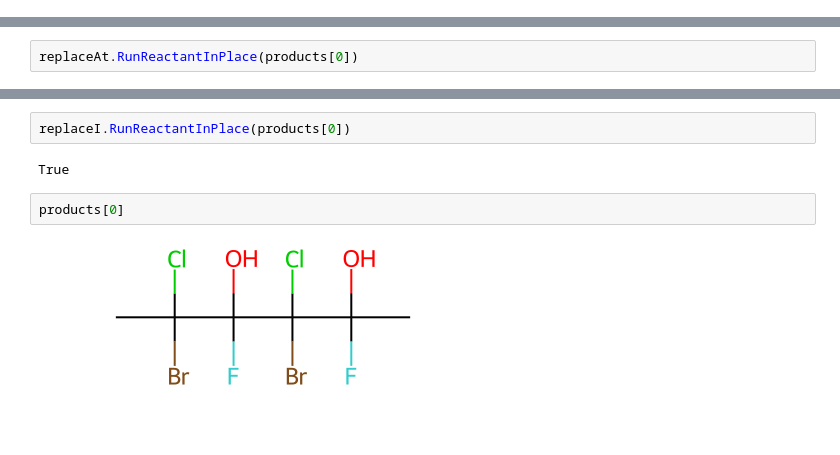
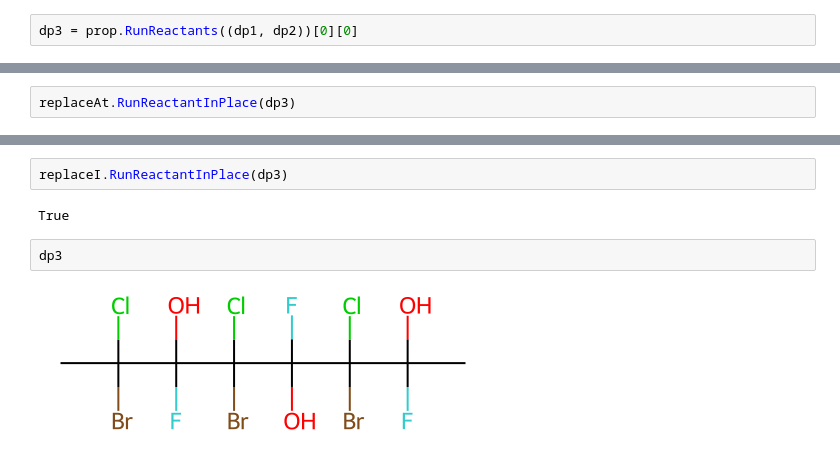
Before and after one commit to skozarekar/thermonomer, a Jupyter notebook: thermonomer/temp.ipynb, the cells around one changed output, grey strips where cells are left out. Cells and saved outputs as stored; diff of their text form; blank space fills up the shorter version.

```diff
--- a/thermonomer/temp.ipynb
+++ b/thermonomer/temp.ipynb
@@ -61,3 +70,5 @@ MolsToGridImage(products, molsPerRow=3)
+# %%
+dp3 = prop.RunReactants((dp1, dp2))[0][0]
 # %% [markdown]
 ### Replace end groups with CH3s
 # %%
@@ -68,14 +79,14 @@ replaceI = rdChemReactions.ReactionFromSmarts(
     "[I:1]>>[C:1]"
 )
 # %%
-replaceAt.RunReactantInPlace(products[0])
+replaceAt.RunReactantInPlace(dp3)
 # %% [output]
 True
 # %%
-replaceI.RunReactantInPlace(products[0])
+replaceI.RunReactantInPlace(dp3)
 # %% [output]
 True
-# %%
-products[0]
-# %% [output]
-[figure, removed]
+# %%
+dp3
+# %% [output]
+[figure, added]
```
Also changed, not shown: parts of 4 cells of this notebook.
